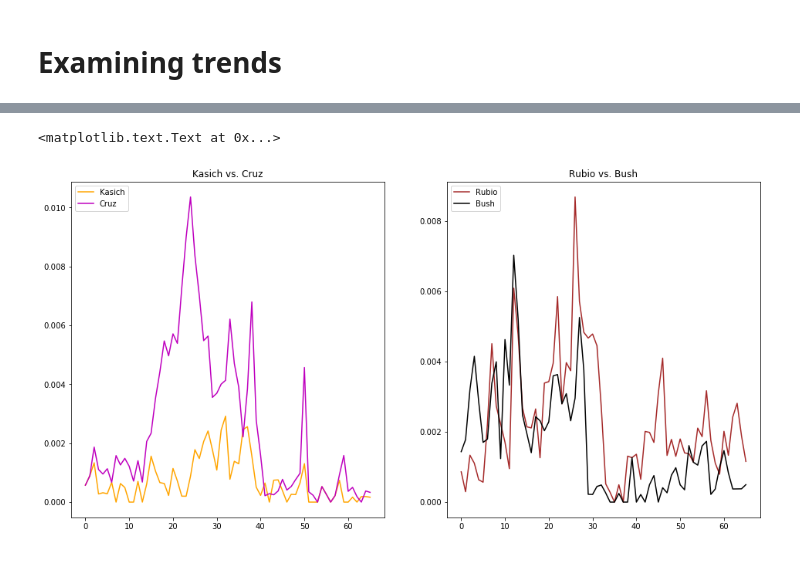
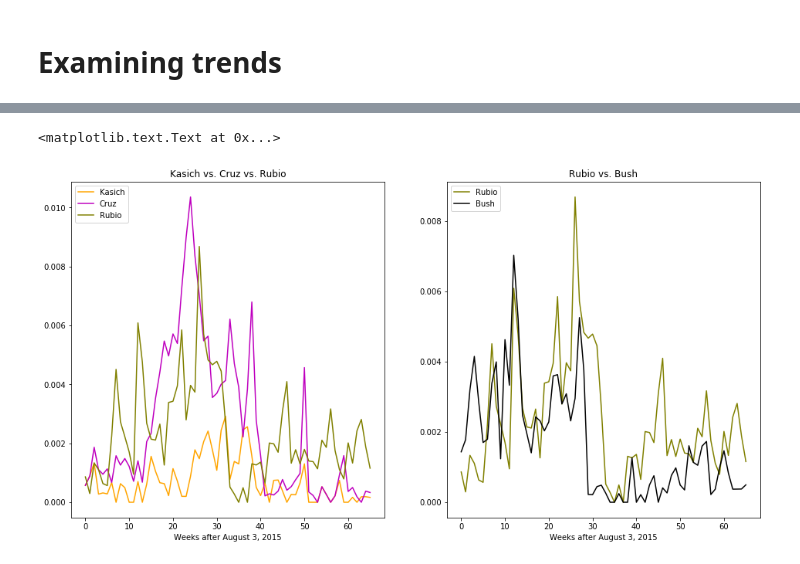
Before and after one commit to HoodPanther/headlines, a Jupyter notebook: 2_Trend_analysis.ipynb, the cells around one changed output, grey strips where cells are left out. Cells and saved outputs as stored; diff of their text form; code cells hidden in the pictures.

```diff
--- a/2_Trend_analysis.ipynb
+++ b/2_Trend_analysis.ipynb
@@ -80,15 +71,18 @@ axes[2].set_title('Clinton vs. Sanders')
 # %%
 fig, axes = plt.subplots(1, 2, figsize=(16, 8))
 
 axes[0].plot(name_frequencies['Kasich'], c='orange', label='Kasich')
 axes[0].plot(name_frequencies['Cruz'], c='m', label='Cruz')
+axes[0].plot(name_frequencies['Rubio'], c='olive', label='Rubio')
 axes[0].legend(loc=2)
-axes[0].set_title('Kasich vs. Cruz')
+axes[0].set_xlabel('Weeks after August 3, 2015')
+axes[0].set_title('Kasich vs. Cruz vs. Rubio')
 
-axes[1].plot(name_frequencies['Rubio'], c='brown', label='Rubio')
+axes[1].plot(name_frequencies['Rubio'], c='olive', label='Rubio')
 axes[1].plot(name_frequencies['Bush'], c='black', label='Bush')
 axes[1].legend(loc=2)
+axes[1].set_xlabel('Weeks after August 3, 2015')
 axes[1].set_title('Rubio vs. Bush')
 # %% [output]
 <matplotlib.text.Text at 0x...>
-[figure, old version]
+[figure, new version]
```
Also changed, not shown: parts of 10 cells of this notebook.
